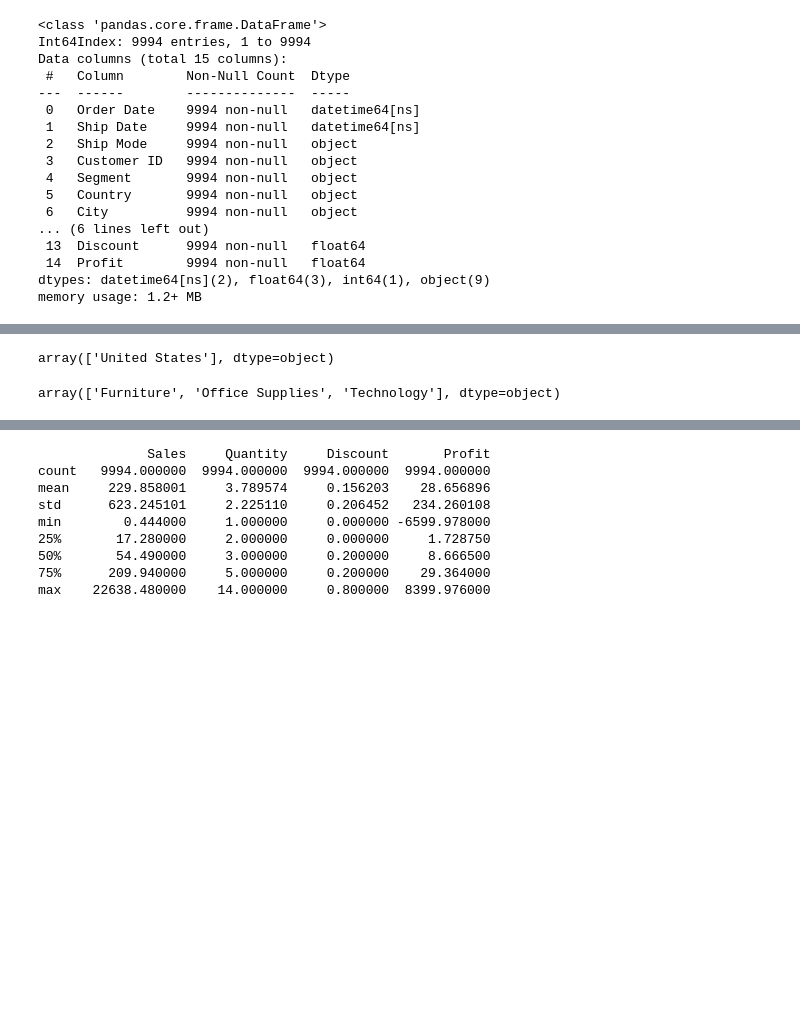
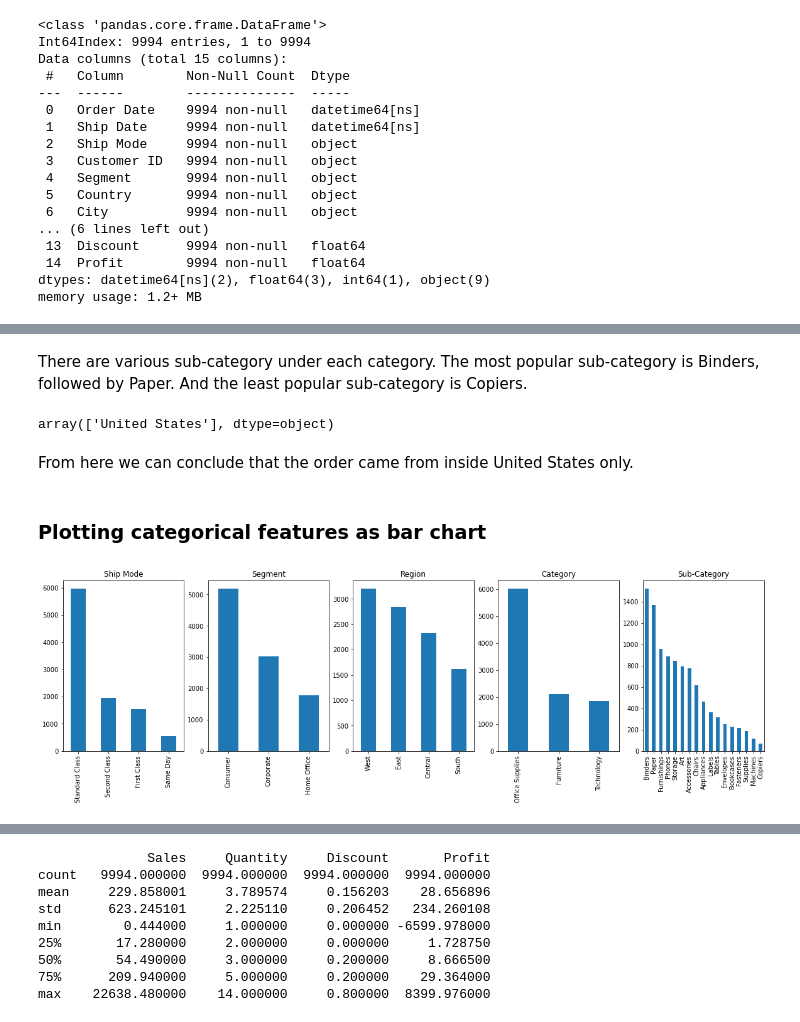
Before and after one commit to bjupreti/superstore_data_analysis, a Jupyter notebook: superstore_eda.ipynb, the cells around one changed output, grey strips where cells are left out. Saved outputs shown, nothing was run; the diff lists cells and outputs as text; code cells hidden in the pictures; blank space fills up the shorter version.

Commit message:
exploring categorical variables

```diff
--- a/superstore_eda.ipynb
+++ b/superstore_eda.ipynb
@@ -79,10 +135,19 @@ From here we can conclude that the shipping in done inside United States only.
+# %% [markdown]
+There are various sub-category under each category. The most popular sub-category is Binders, followed by Paper. And the least popular sub-category is Copiers.
 # %%
 # printing unique values of shipping mode
 superstore_df['Country'].unique()
 # %% [output]
 array(['United States'], dtype=object)
-# %%
-# printing unique values of category
-superstore_df['Category'].unique()
-# %% [output]
-array(['Furniture', 'Office Supplies', 'Technology'], dtype=object)
+# %% [markdown]
+From here we can conclude that the order came from inside United States only.
+# %% [markdown]
+### Plotting categorical features as bar chart
+# %%
+categorical_features = ['Ship Mode','Segment', 'Region', 'Category', 'Sub-Category']
+fig, ax = plt.subplots(1, len(categorical_features))
+for i, categorical_feature in enumerate(superstore_df[categorical_features]):
+    superstore_df[categorical_feature].value_counts().plot(kind="bar", ax=ax[i], figsize=(20,5)).set_title(categorical_feature)
+# fig.show()
+# %% [output]
+[figure, added]
```
Also changed, not shown: parts of 27 cells of this notebook.
